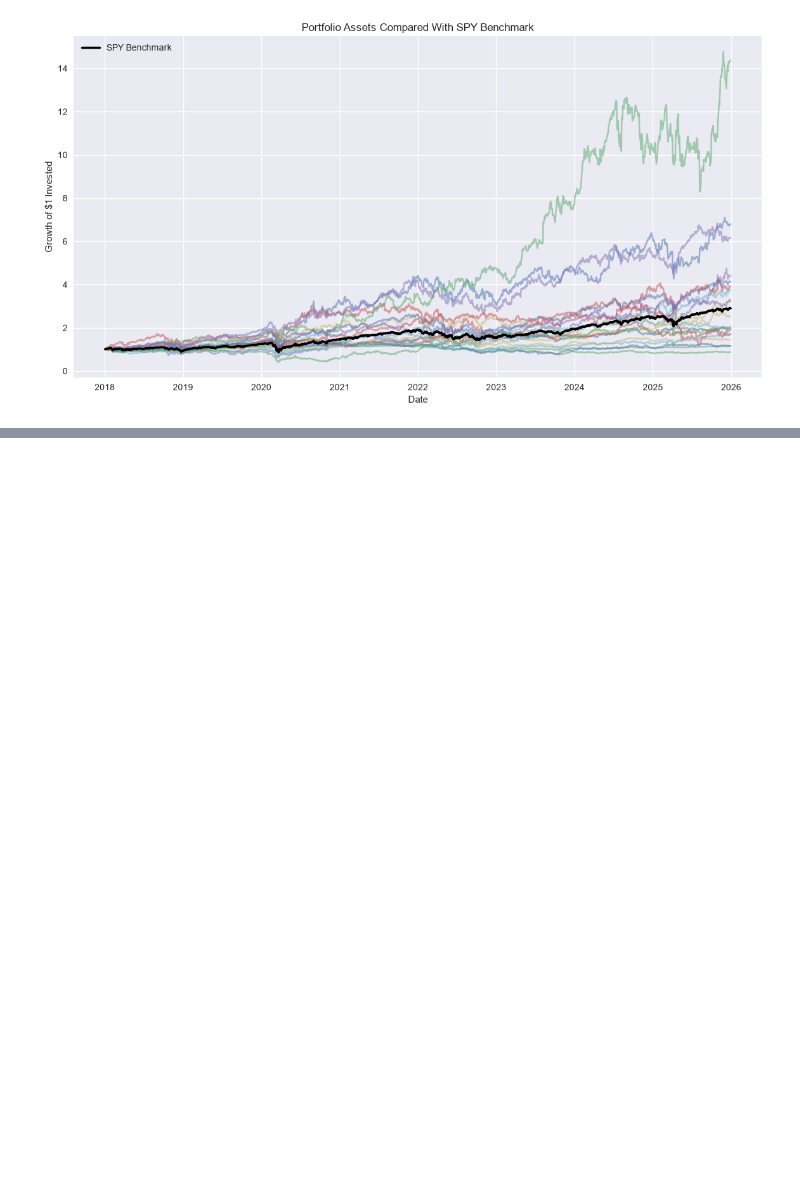
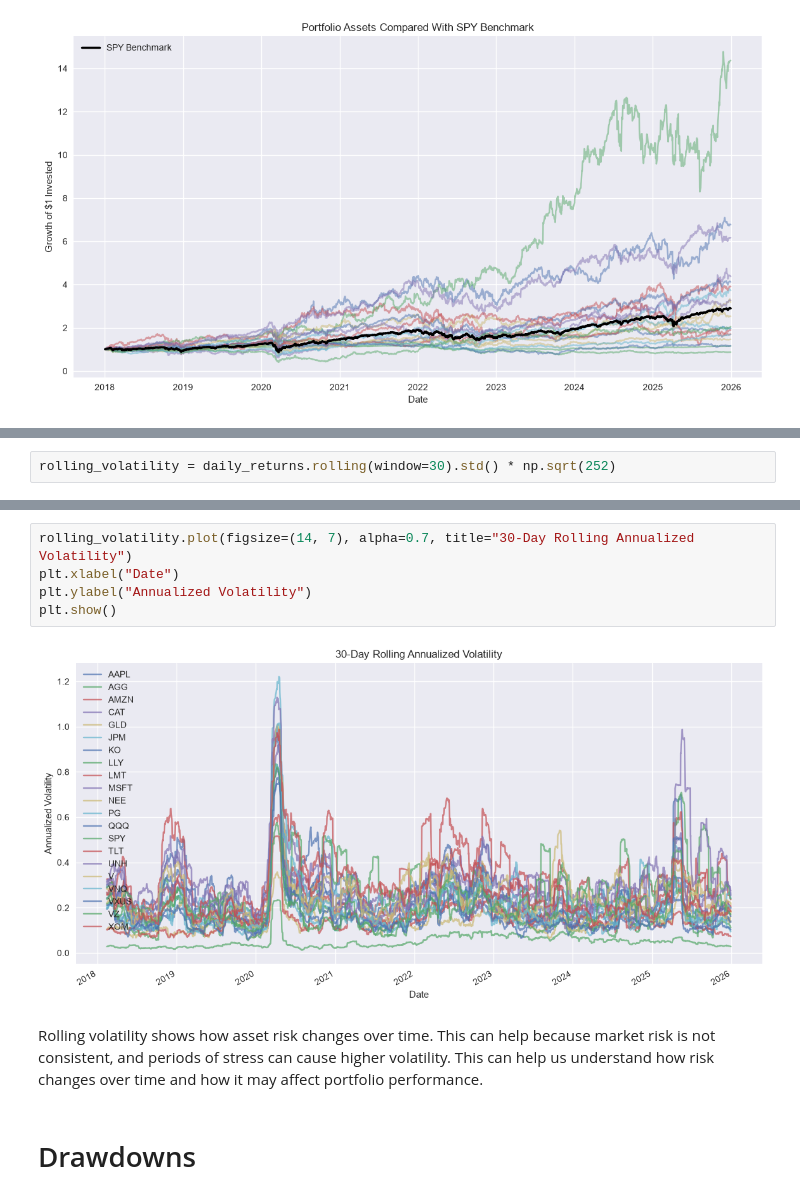
Before and after one commit to SamiiShabuse/INFO442-Group-Project, a Jupyter notebook: notebooks/03_exploratory-data-analysis.ipynb, the cells around one changed output, grey strips where cells are left out. Cells and saved outputs as stored; diff of their text form; blank space fills up the shorter version.

```diff
--- a/notebooks/03_exploratory-data-analysis.ipynb
+++ b/notebooks/03_exploratory-data-analysis.ipynb
@@ -188,0 +282,2 @@ plt.show()
+# %%
+rolling_volatility = daily_returns.rolling(window=30).std() * np.sqrt(252)
@@ -188,0 +294,11 @@ plt.show()
+# %%
+rolling_volatility.plot(figsize=(14, 7), alpha=0.7, title="30-Day Rolling Annualized Volatility")
+plt.xlabel("Date")
+plt.ylabel("Annualized Volatility")
+plt.show()
+# %% [output]
+[figure, added]
+# %% [markdown]
+Rolling volatility shows how asset risk changes over time. This can help because market risk is not consistent, and periods of stress can cause higher volatility. This can help us understand how risk changes over time and how it may affect portfolio performance.
+# %% [markdown]
+# Drawdowns
```
Also changed, not shown: parts of 25 cells of this notebook.
